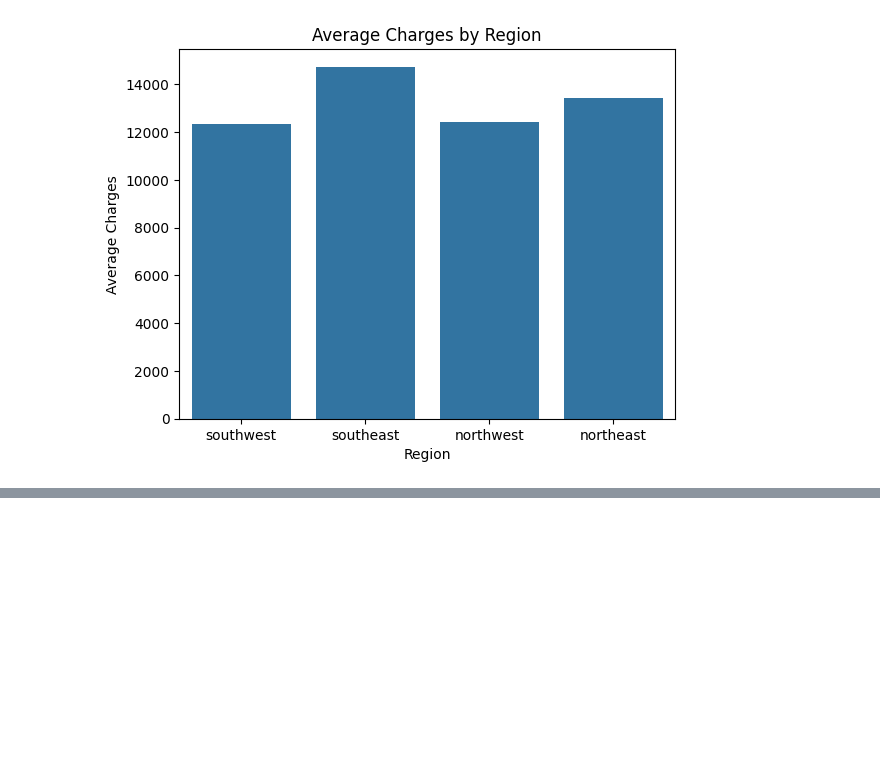
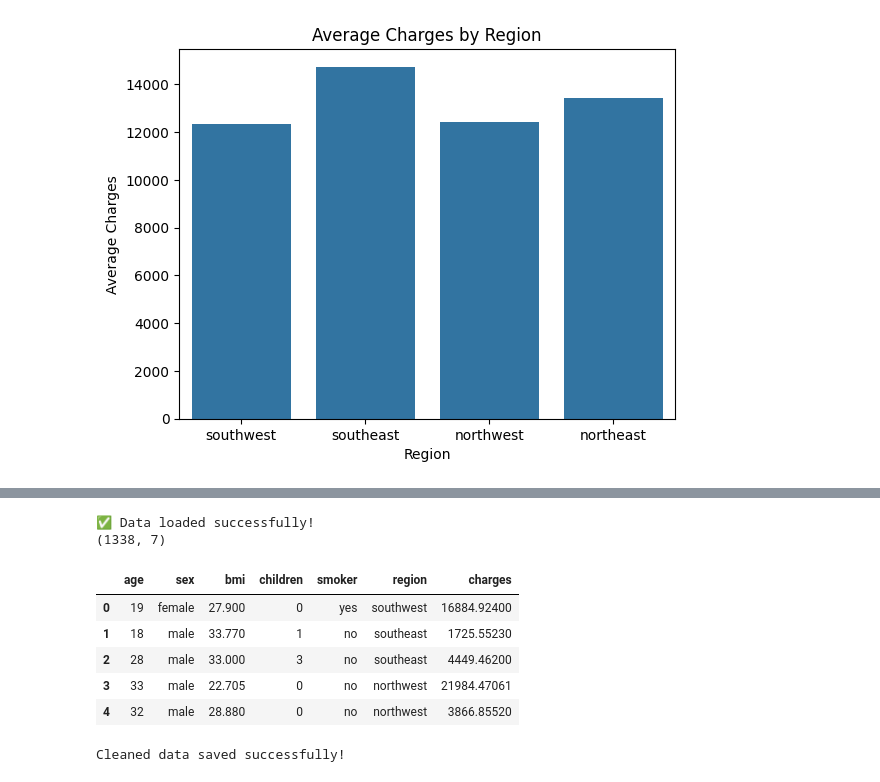
Before and after one commit to hidaia175/H1_Health_Analytics, a Jupyter notebook: day1_analysis.ipynb, the cells around one changed output, grey strips where cells are left out. Saved outputs shown, nothing was run; the diff lists cells and outputs as text; code cells hidden in the pictures; blank space fills up the shorter version.

```diff
--- a/day1_analysis.ipynb
+++ b/day1_analysis.ipynb
@@ -229,0 +262,21 @@ The `ci` parameter is deprecated. Use `errorbar=None` for the same effect.
+# %%
+import pandas as pd
+
+df = pd.read_csv(r"C:\Users\ABDUL\OneDrive\Documents\healthcare-insurance-analysis\data\insurance.csv")
+print("✅ Data loaded successfully!")
+print(df.shape)
+df.head()
+# %% [output]
+✅ Data loaded successfully!
+(1338, 7)
+|  | age | sex | bmi | children | smoker | region | charges |
+| 0 | 19 | female | 27.900 | 0 | yes | southwest | 16884.92400 |
+| 1 | 18 | male | 33.770 | 1 | no | southeast | 1725.55230 |
+| 2 | 28 | male | 33.000 | 3 | no | southeast | 4449.46200 |
+| 3 | 33 | male | 22.705 | 0 | no | northwest | 21984.47061 |
+| 4 | 32 | male | 28.880 | 0 | no | northwest | 3866.85520 |
+# %%
+df.to_csv(r"C:\Users\ABDUL\OneDrive\Documents\healthcare-insurance-analysis\data\insurance_cleaned.csv", index=False)
+print("Cleaned data saved successfully!")
+# %% [output]
+Cleaned data saved successfully!
```
Also changed, not shown: parts of 7 cells of this notebook, 3 other files.
